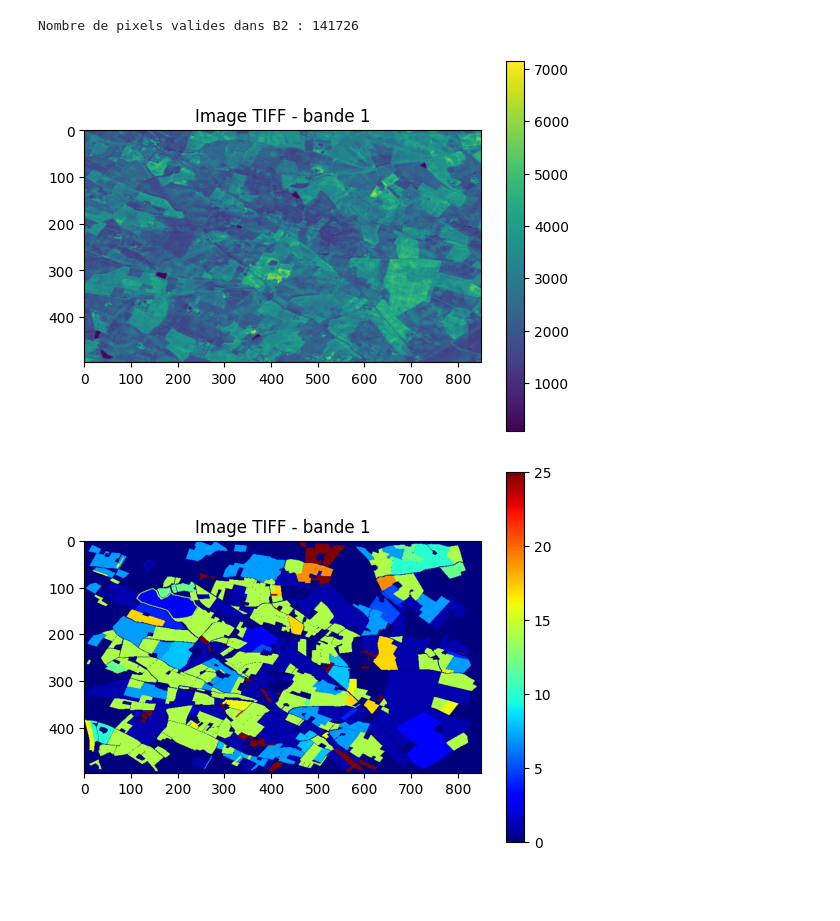
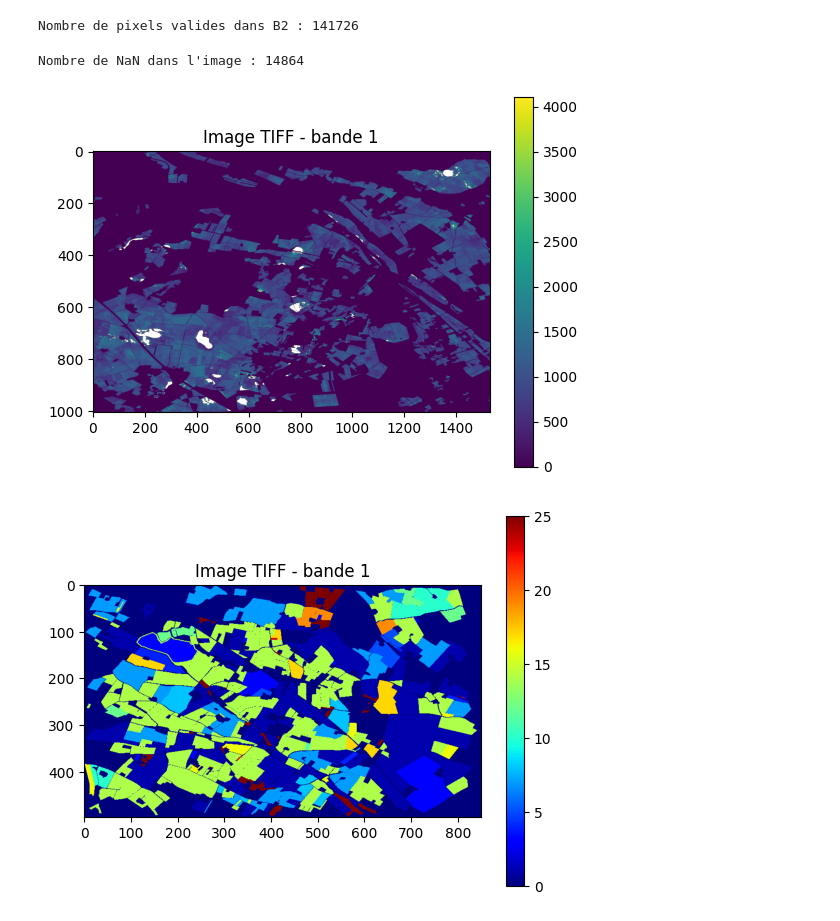
Before and after one commit to giovannisetaro/DSWProject_CropIdentification, a Jupyter notebook: manual_jobs/Data_exploration.ipynb, the cells around one changed output. Saved outputs shown, nothing was run; the diff lists cells and outputs as text; code cells hidden in the pictures; blank space fills up the shorter version.

Commit message:
mozaic construction for classification visualisation

```diff
--- a/manual_jobs/Data_exploration.ipynb
+++ b/manual_jobs/Data_exploration.ipynb
@@ -293,19 +303,23 @@ Nombre de pixels valides dans B2 : 141726
 # %%
 import rasterio
 import matplotlib.pyplot as plt
 
 # Open the TIFF file
-with rasterio.open('/Users/placiermoise/Library/CloudStorage/GoogleDrive-moise.placier@gmail.com/Mon Drive/GEE_export_6_median/sentinel2_2.tif') as src:
-    img = src.read(4)
+with rasterio.open('../data/Tif/zone2/sentinel2_20231028_masked.tif') as src:
+    img = src.read(2)
+
+nan_count = np.isnan(img).sum()  # compte les NaN dans img
+print(f"Nombre de NaN dans l'image : {nan_count}")
 
 plt.imshow(img, cmap='viridis')  # or 'viridis', 'jet', etc.
 plt.colorbar()
 plt.title('Image TIFF - bande 1')
 plt.show()
 
 #src.close()
 # %% [output]
+Nombre de NaN dans l'image : 14864
-[figure, old version]
+[figure, new version]
 # %%
 import rasterio
 from rasterio.features import rasterize
```
Also changed, not shown: parts of 11 cells of this notebook, 6 other files.
